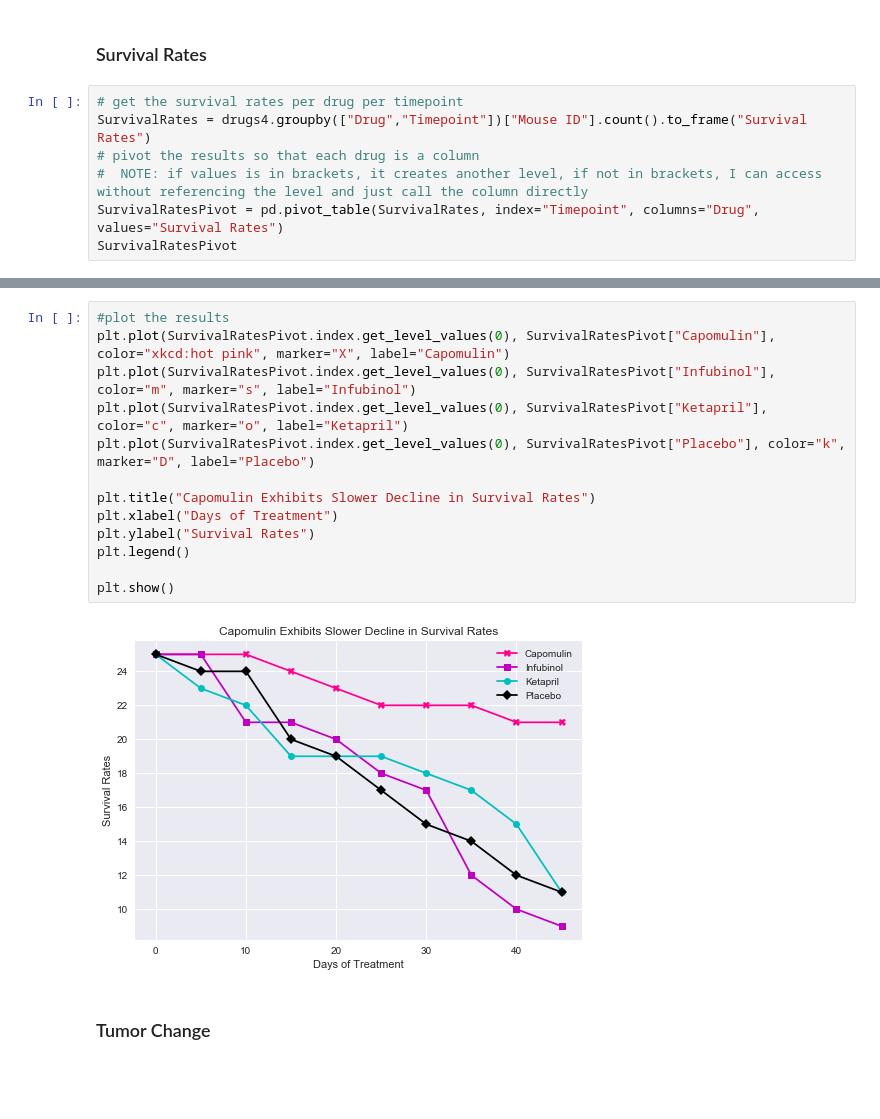
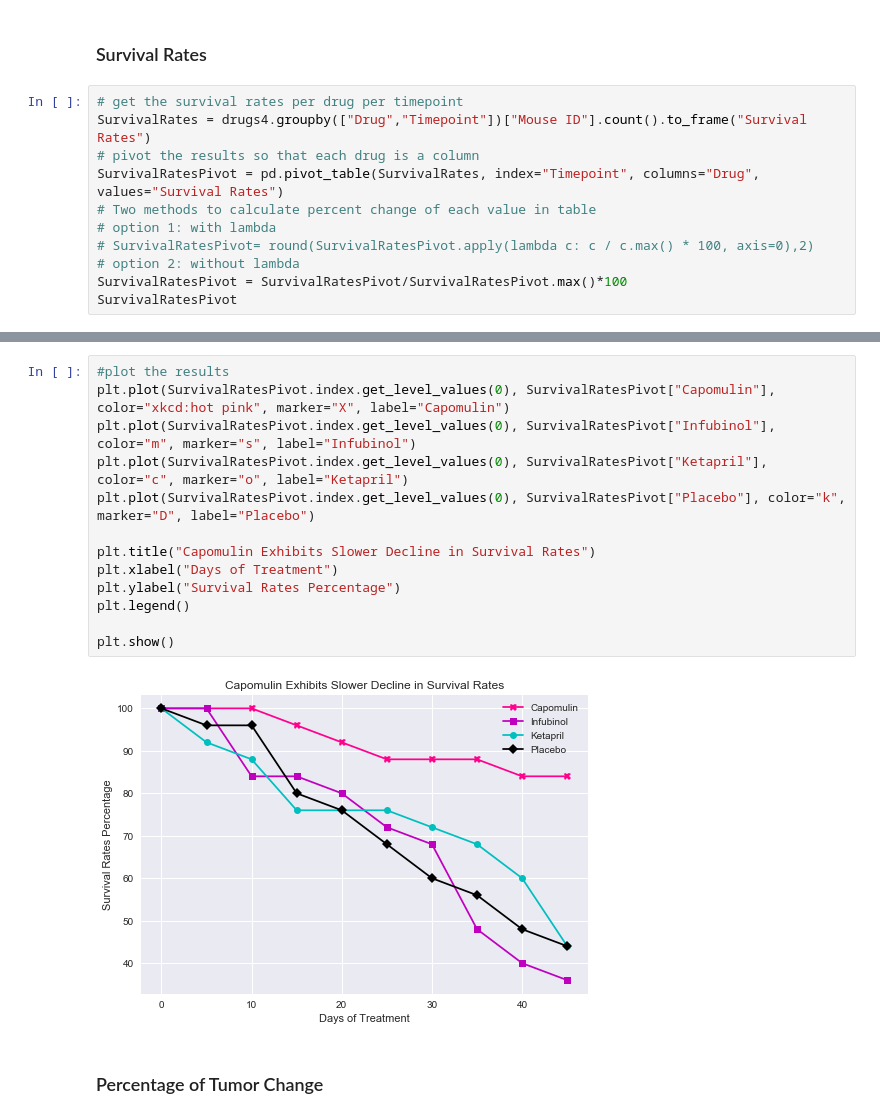
Before and after one commit to kadzema/matplotlibPymaceuticals, a Jupyter notebook: Pymaceuticals.ipynb, the cells around one changed output, grey strips where cells are left out. Drawn from its saved outputs; the diff is of its cells as text; blank space fills up the shorter version.

```diff
--- a/Pymaceuticals.ipynb
+++ b/Pymaceuticals.ipynb
@@ -127,8 +125,12 @@ plt.show()
 # get the survival rates per drug per timepoint
 SurvivalRates = drugs4.groupby(["Drug","Timepoint"])["Mouse ID"].count().to_frame("Survival Rates")
 # pivot the results so that each drug is a column
-#  NOTE: if values is in brackets, it creates another level, if not in brackets, I can access without referencing the level and just call the column directly
 SurvivalRatesPivot = pd.pivot_table(SurvivalRates, index="Timepoint", columns="Drug", values="Survival Rates")
+# Two methods to calculate percent change of each value in table
+# option 1: with lambda
+# SurvivalRatesPivot= round(SurvivalRatesPivot.apply(lambda c: c / c.max() * 100, axis=0),2)
+# option 2: without lambda
+SurvivalRatesPivot = SurvivalRatesPivot/SurvivalRatesPivot.max()*100
 SurvivalRatesPivot
 # %% [output]
 | Drug | Capomulin | Infubinol | Ketapril | Placebo |
@@ -146,17 +148,17 @@ SurvivalRatesPivot
 # %%
 #plot the results
 plt.plot(SurvivalRatesPivot.index.get_level_values(0), SurvivalRatesPivot["Capomulin"], color="xkcd:hot pink", marker="X", label="Capomulin")
 plt.plot(SurvivalRatesPivot.index.get_level_values(0), SurvivalRatesPivot["Infubinol"], color="m", marker="s", label="Infubinol")
 plt.plot(SurvivalRatesPivot.index.get_level_values(0), SurvivalRatesPivot["Ketapril"], color="c", marker="o", label="Ketapril")
 plt.plot(SurvivalRatesPivot.index.get_level_values(0), SurvivalRatesPivot["Placebo"], color="k", marker="D", label="Placebo")
 
 plt.title("Capomulin Exhibits Slower Decline in Survival Rates")
 plt.xlabel("Days of Treatment")
-plt.ylabel("Survival Rates")
+plt.ylabel("Survival Rates Percentage")
 plt.legend()
 
 plt.show()
 # %% [output]
-[figure, old version]
+[figure, new version]
 # %% [markdown]
-### Tumor Change
+### Percentage of Tumor Change
```
Also changed, not shown: parts of 9 cells of this notebook, 6 other files.
